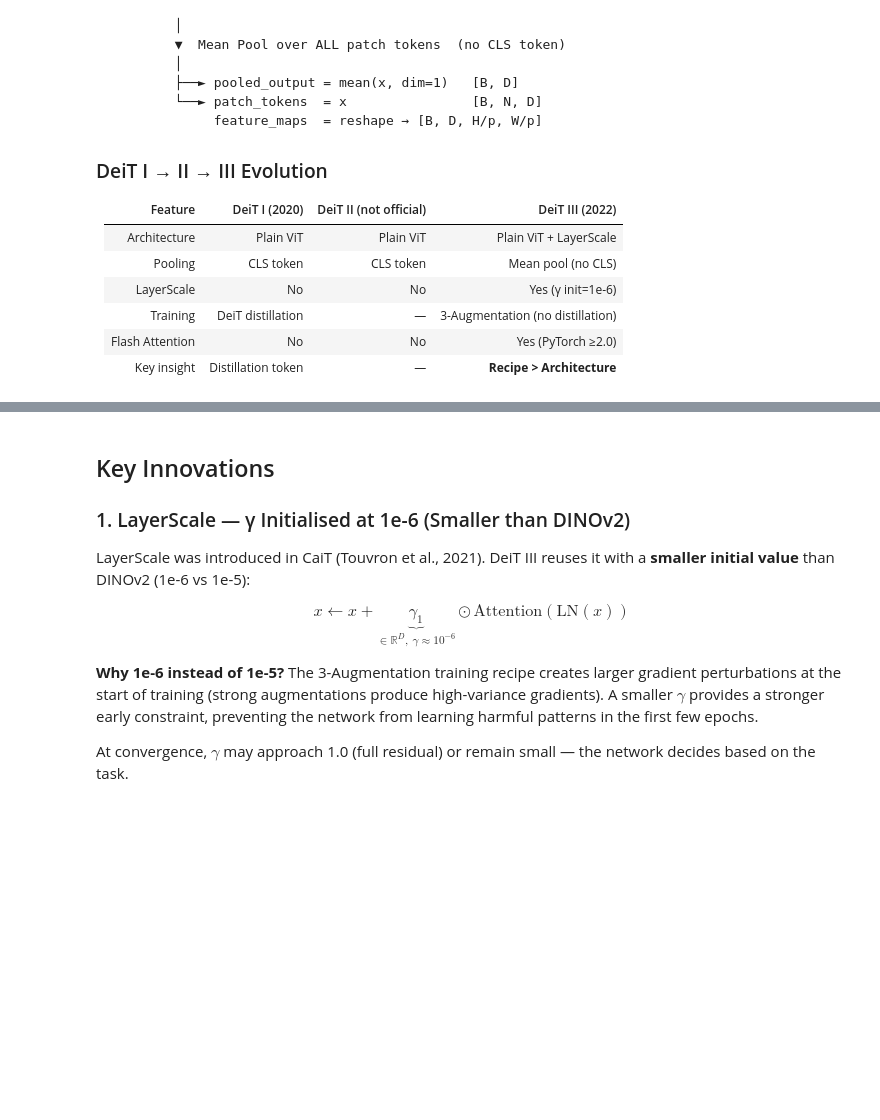
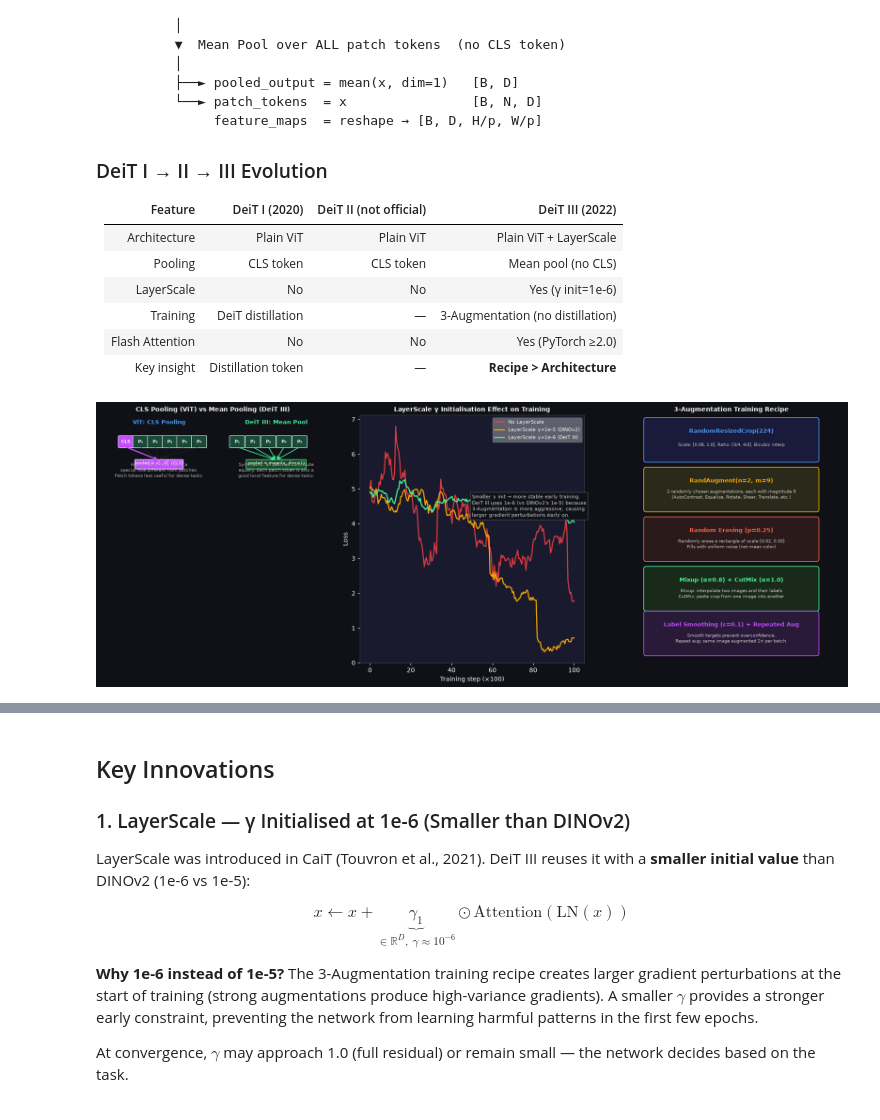
Before and after one commit to basaanithanaveenkumar/HALE-WAM, a Jupyter notebook: notebooks/backbones/vit/deit3.ipynb, the cells around one changed output, grey strips where cells are left out. Cells and saved outputs as stored; diff of their text form; code cells hidden in the pictures; blank space fills up the shorter version.

```diff
--- a/notebooks/backbones/vit/deit3.ipynb
+++ b/notebooks/backbones/vit/deit3.ipynb
@@ -151,33 +183,33 @@ ax3.set_facecolor('#0f1117')
 ax3.set_xlim(0, 10)
 ax3.set_ylim(0, 10)
 ax3.axis('off')
 ax3.set_title('3-Augmentation Training Recipe', color='white', fontsize=10, fontweight='bold')
 
 def info_box(ax, x, y, title, body, title_color='#4a9eff', fc='#1a1a3a'):
     b = FancyBboxPatch((x-3.8, y-0.8), 7.6, 1.6, boxstyle='round,pad=0.1',
                         facecolor=fc, edgecolor=title_color, linewidth=1.2)
     ax.add_patch(b)
     ax.text(x, y+0.35, title, ha='center', va='center', color=title_color,
             fontsize=9, fontweight='bold')
     ax.text(x, y-0.2, body, ha='center', va='center', color='#cccccc', fontsize=7.5)
 
 augmentations = [
     (5, 9.0,  'RandomResizedCrop(224)',
      'Scale: [0.08, 1.0], Ratio: [3/4, 4/3], Bicubic interp', '#4a9eff', '#1a1a3a'),
     (5, 7.0,  'RandAugment(n=2, m=9)',
      '2 randomly chosen augmentations, each with magnitude 9\n(AutoContrast, Equalize, Rotate, Shear, Translate, etc.)', '#ffaa00', '#2a2a1a'),
     (5, 5.0,  'Random Erasing (p=0.25)',
      'Randomly erase a rectangle of scale [0.02, 0.33]\nFills with uniform noise (not mean color)', '#ff6644', '#2a1a1a'),
     (5, 3.0,  'Mixup (α=0.8) + CutMix (α=1.0)',
      'Mixup: interpolate two images and their labels\nCutMix: paste crop from one image into another', '#44ff99', '#1a2a1a'),
     (5, 1.2,  'Label Smoothing (ε=0.1) + Repeated Aug',
      'Smooth targets prevent overconfidence.\nRepeat aug: same image augmented 2× per batch.', '#c44dff', '#2a1a3a'),
 ]
 for x, y, title, body, tc, fc in augmentations:
     info_box(ax3, x, y, title, body, tc, fc)
 
 plt.tight_layout()
-plt.savefig('deit3_architecture.png', dpi=150, bbox_inches='tight',
-            facecolor=fig.get_facecolor())
+
 plt.show()
-print('DeiT III diagram saved.')
+# %% [output]
+[figure, added]
```
Also changed, not shown: parts of 42 cells of this notebook, 38 other files.
